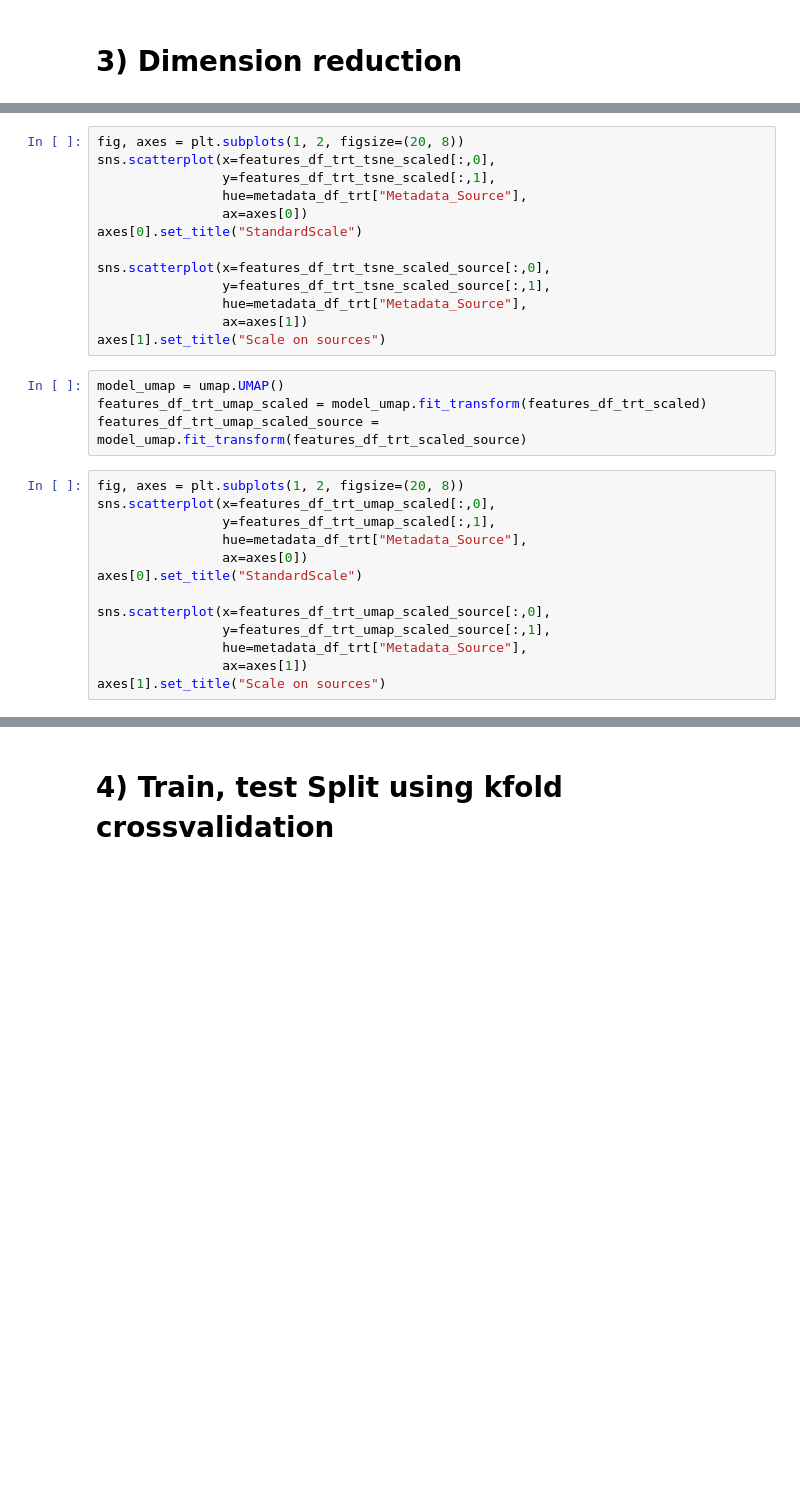
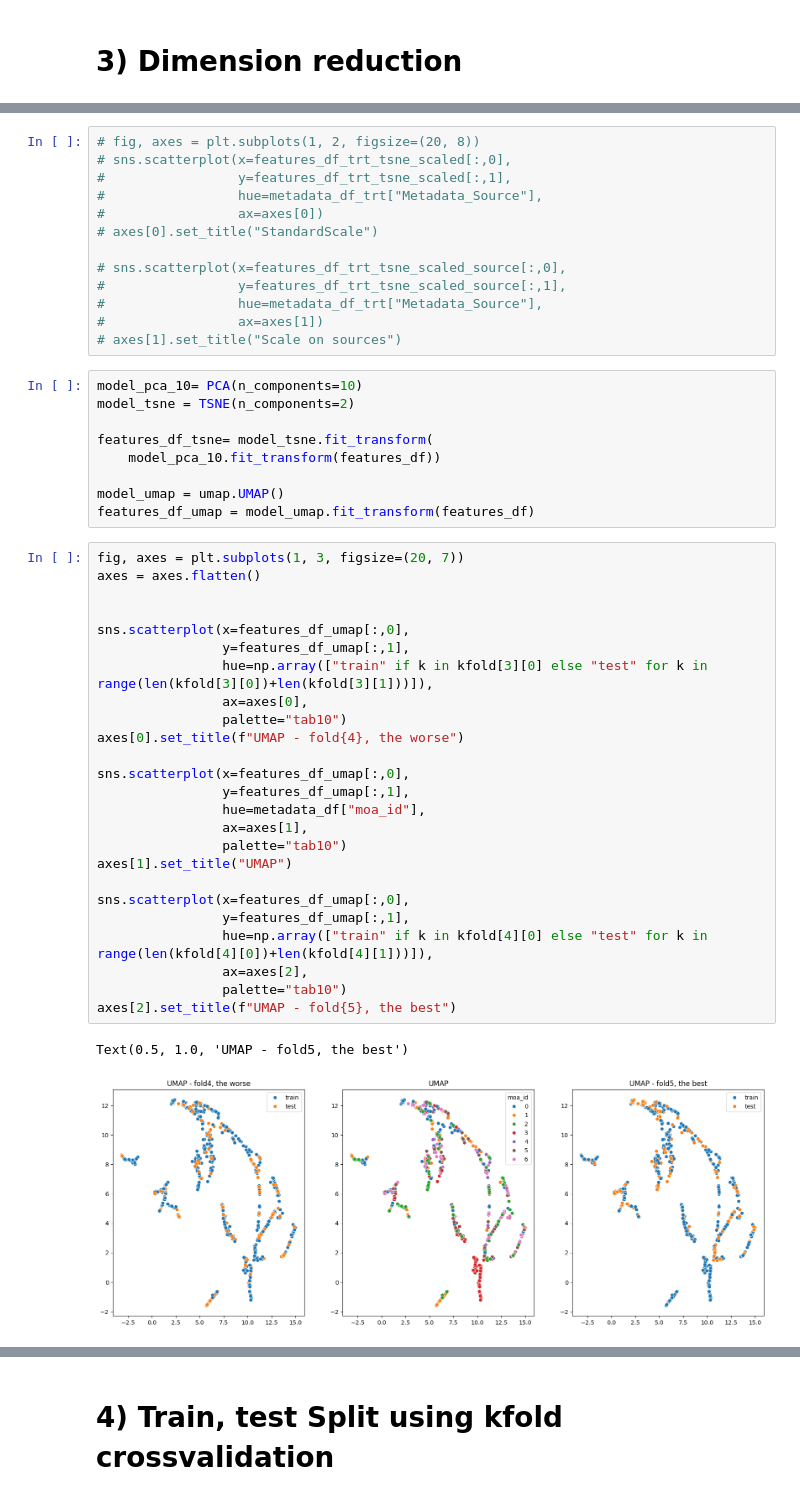
Before and after one commit to afermg/jump_attribution, a Jupyter notebook: workspace/analysis/naive_classifier_profiles.ipynb, the cells around one changed output, grey strips where cells are left out. Cells and saved outputs as stored; diff of their text form; blank space fills up the shorter version.

```diff
--- a/workspace/analysis/naive_classifier_profiles.ipynb
+++ b/workspace/analysis/naive_classifier_profiles.ipynb
@@ -368,30 +362,50 @@ features_df_trt_tsne_scaled_source = model_tsne.fit_transform(
 # %%
-fig, axes = plt.subplots(1, 2, figsize=(20, 8))
-sns.scatterplot(x=features_df_trt_tsne_scaled[:,0],
-                y=features_df_trt_tsne_scaled[:,1],
-                hue=metadata_df_trt["Metadata_Source"],
-                ax=axes[0])
-axes[0].set_title("StandardScale")
+# fig, axes = plt.subplots(1, 2, figsize=(20, 8))
+# sns.scatterplot(x=features_df_trt_tsne_scaled[:,0],
+#                 y=features_df_trt_tsne_scaled[:,1],
+#                 hue=metadata_df_trt["Metadata_Source"],
+#                 ax=axes[0])
+# axes[0].set_title("StandardScale")
 
-sns.scatterplot(x=features_df_trt_tsne_scaled_source[:,0],
-                y=features_df_trt_tsne_scaled_source[:,1],
-                hue=metadata_df_trt["Metadata_Source"],
-                ax=axes[1])
-axes[1].set_title("Scale on sources")
+# sns.scatterplot(x=features_df_trt_tsne_scaled_source[:,0],
+#                 y=features_df_trt_tsne_scaled_source[:,1],
+#                 hue=metadata_df_trt["Metadata_Source"],
+#                 ax=axes[1])
+# axes[1].set_title("Scale on sources")
 # %%
+model_pca_10= PCA(n_components=10)
+model_tsne = TSNE(n_components=2)
+
+features_df_tsne= model_tsne.fit_transform(
+    model_pca_10.fit_transform(features_df))
+
 model_umap = umap.UMAP()
-features_df_trt_umap_scaled = model_umap.fit_transform(features_df_trt_scaled)
-features_df_trt_umap_scaled_source = model_umap.fit_transform(features_df_trt_scaled_source)
+features_df_umap = model_umap.fit_transform(features_df)
 # %%
-fig, axes = plt.subplots(1, 2, figsize=(20, 8))
-sns.scatterplot(x=features_df_trt_umap_scaled[:,0],
-                y=features_df_trt_umap_scaled[:,1],
-                hue=metadata_df_trt["Metadata_Source"],
-                ax=axes[0])
-axes[0].set_title("StandardScale")
+fig, axes = plt.subplots(1, 3, figsize=(20, 7))
+axes = axes.flatten()
 
-sns.scatterplot(x=features_df_trt_umap_scaled_source[:,0],
-                y=features_df_trt_umap_scaled_source[:,1],
-                hue=metadata_df_trt["Metadata_Source"],
-                ax=axes[1])
-axes[1].set_title("Scale on sources")
+
+sns.scatterplot(x=features_df_umap[:,0],
+                y=features_df_umap[:,1],
+                hue=np.array(["train" if k in kfold[3][0] else "test" for k in range(len(kfold[3][0])+len(kfold[3][1]))]),
+                ax=axes[0],
+                palette="tab10")
+axes[0].set_title(f"UMAP - fold{4}, the worse")
+
+sns.scatterplot(x=features_df_umap[:,0],
+                y=features_df_umap[:,1],
+                hue=metadata_df["moa_id"],
+                ax=axes[1],
+                palette="tab10")
+axes[1].set_title("UMAP")
+
+sns.scatterplot(x=features_df_umap[:,0],
+                y=features_df_umap[:,1],
+                hue=np.array(["train" if k in kfold[4][0] else "test" for k in range(len(kfold[4][0])+len(kfold[4][1]))]),
+                ax=axes[2],
+                palette="tab10")
+axes[2].set_title(f"UMAP - fold{5}, the best")
+# %% [output]
+Text(0.5, 1.0, 'UMAP - fold5, the best')
+[figure, added]
```
Also changed, not shown: parts of 22 cells of this notebook, 4 other files.
